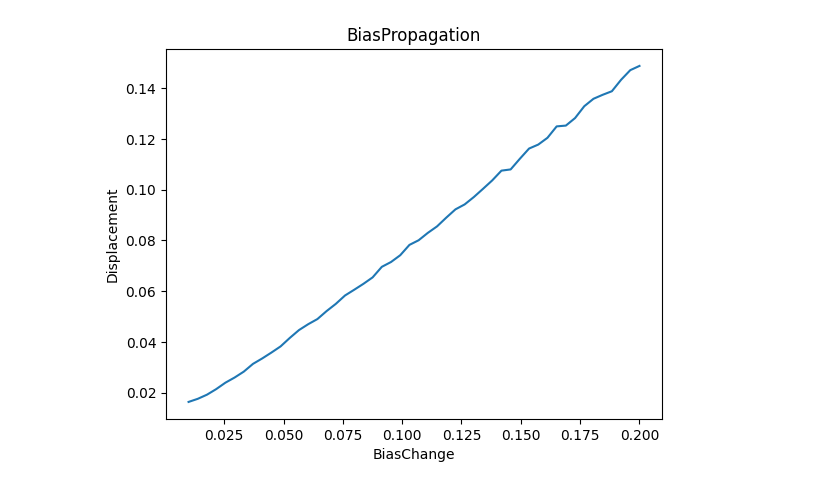
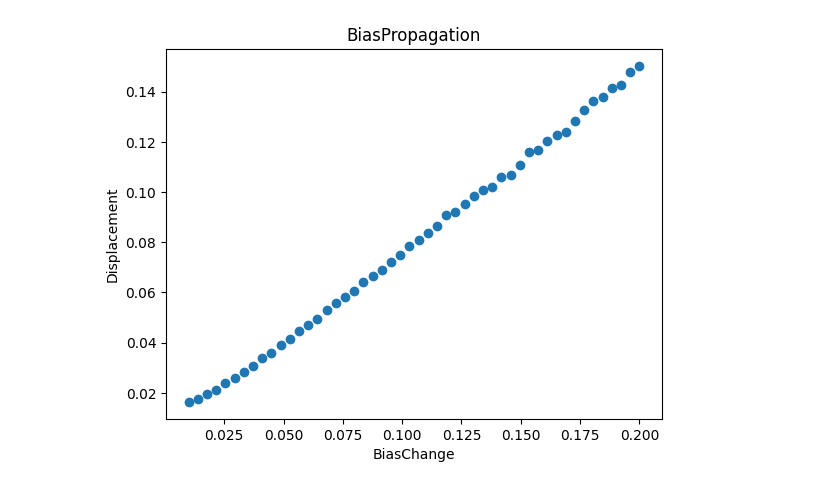
Before and after one commit to Voluptatemn/AstroResearch, a Jupyter notebook: BiasErrorProp.ipynb, the cells around one changed output. Saved outputs shown, nothing was run; the diff lists cells and outputs as text; code cells hidden in the pictures.

```diff
--- a/BiasErrorProp.ipynb
+++ b/BiasErrorProp.ipynb
@@ -26,25 +26,25 @@ flatField = np.matrix([[np.random.uniform(flatLower, flatUpper) for _ in range(c
 # %%
 #change for the bias
 biasChange = np.linspace(biasChangeLower, biasChangeUpper)
 # flat field propagation
 mean_displacement = []
 for b in biasChange:
     master_bias = np.matrix([[np.random.normal(bias, bias * b) for _ in range(columns)] for _ in range(rows)])
     master_dark = dark * time + master_bias
     flat = flatField - master_dark - master_bias
     flat /= np.mean(flat)
     displacement = np.mean(np.abs((flat - flatField)) / flatField)
     mean_displacement.append(displacement)
 
-plt.plot(biasChange, mean_displacement)
+plt.plot(biasChange, mean_displacement, 'o')
 plt.title("BiasPropagation")
 # naming the x axis
 plt.xlabel('BiasChange')
 # naming the y axis
 plt.ylabel('Displacement')
 plt.show()
 # %% [output]
-[figure, old version]
+[figure, new version]
 # %%
 fit = np.polyfit(biasChange, mean_displacement,1,full=False, cov=True)
 
```
Also changed, not shown: parts of 3 cells of this notebook.
